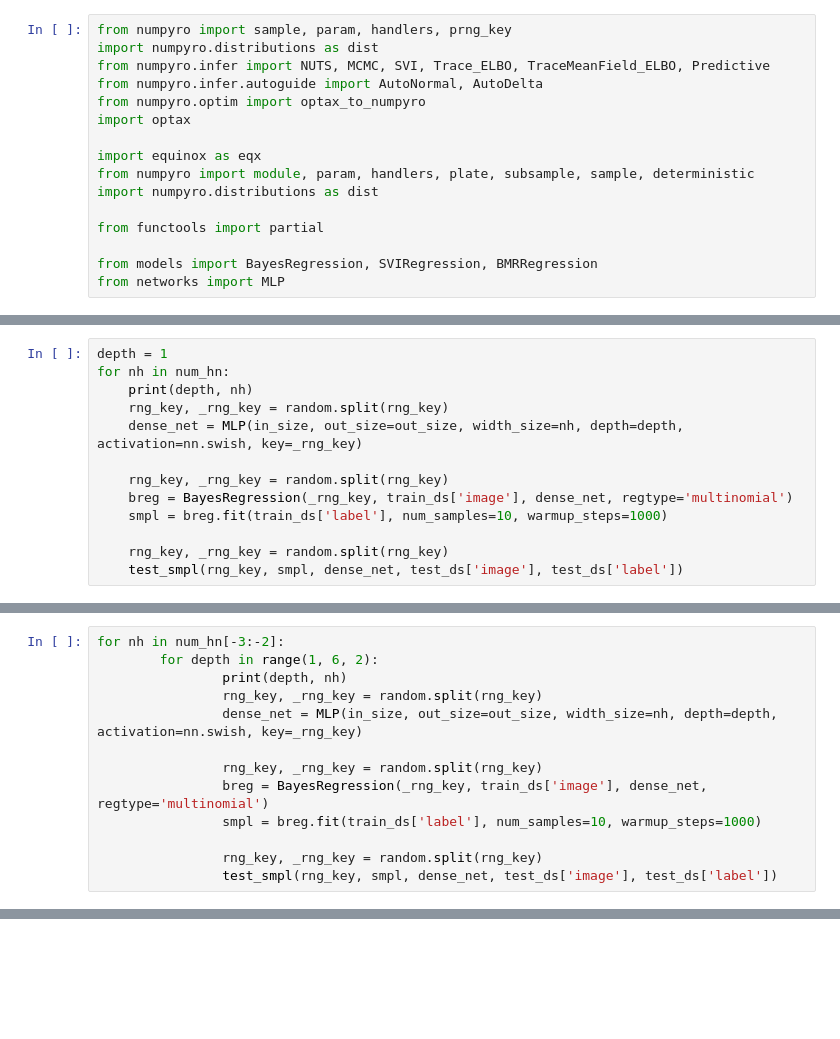
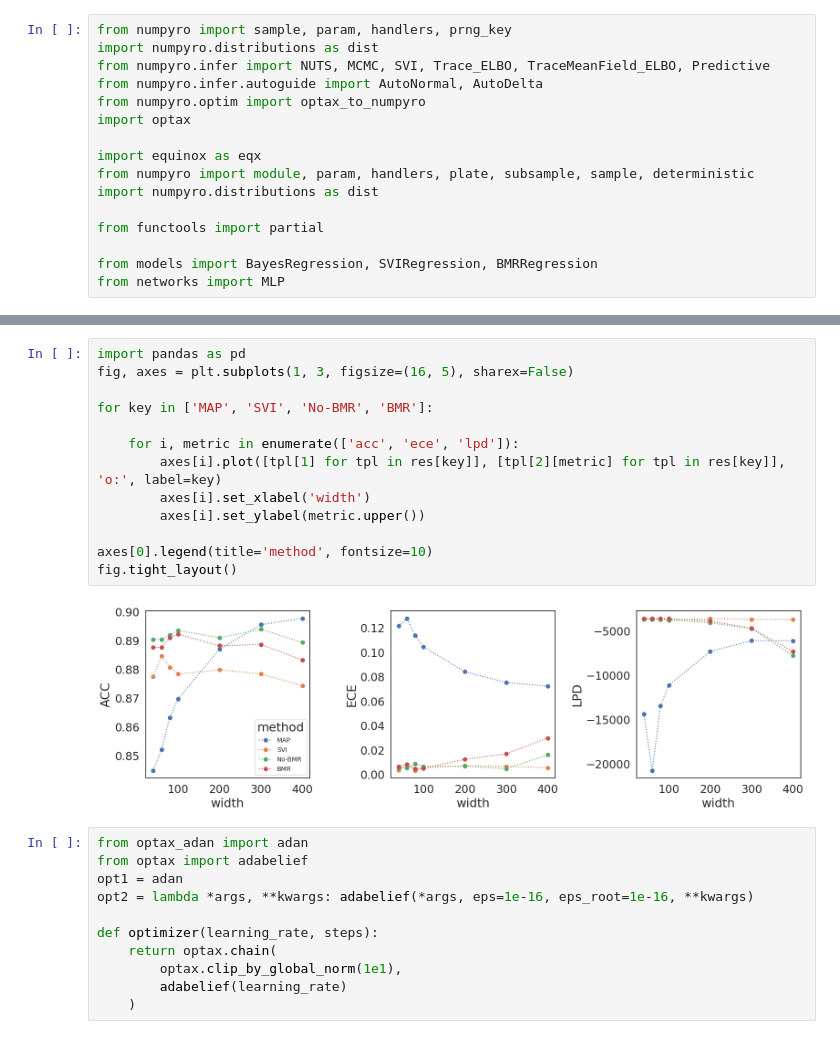
Before and after one commit to dimarkov/numpc, a Jupyter notebook: notebooks/bmr/image_data_comparison.ipynb, the cells around one changed output, grey strips where cells are left out. Cells and saved outputs as stored; diff of their text form; blank space fills up the shorter version.

```diff
--- a/notebooks/bmr/image_data_comparison.ipynb
+++ b/notebooks/bmr/image_data_comparison.ipynb
@@ -207,13 +300,0 @@ for nh in num_hn:
-# %%
-depth = 1
-for nh in num_hn:
-    print(depth, nh)
-    rng_key, _rng_key = random.split(rng_key)
-    dense_net = MLP(in_size, out_size=out_size, width_size=nh, depth=depth, activation=nn.swish, key=_rng_key)
-
-    rng_key, _rng_key = random.split(rng_key)
-    breg = BayesRegression(_rng_key, train_ds['image'], dense_net, regtype='multinomial')
-    smpl = breg.fit(train_ds['label'], num_samples=10, warmup_steps=1000)
-
-    rng_key, _rng_key = random.split(rng_key)
-    test_smpl(rng_key, smpl, dense_net, test_ds['image'], test_ds['label'])
@@ -223,13 +300,0 @@ TypeError: test_smpl() takes 4 positional arguments but 5 were given
-# %%
-for nh in num_hn[-3:-2]:
-        for depth in range(1, 6, 2):
-                print(depth, nh)
-                rng_key, _rng_key = random.split(rng_key)
-                dense_net = MLP(in_size, out_size=out_size, width_size=nh, depth=depth, activation=nn.swish, key=_rng_key)
-
-                rng_key, _rng_key = random.split(rng_key)
-                breg = BayesRegression(_rng_key, train_ds['image'], dense_net, regtype='multinomial')
-                smpl = breg.fit(train_ds['label'], num_samples=10, warmup_steps=1000)
-
-                rng_key, _rng_key = random.split(rng_key)
-                test_smpl(rng_key, smpl, dense_net, test_ds['image'], test_ds['label'])
@@ -242,0 +425,26 @@ for nh in num_hn[-3:-2]:
+# %%
+import pandas as pd
+fig, axes = plt.subplots(1, 3, figsize=(16, 5), sharex=False)
+
+for key in ['MAP', 'SVI', 'No-BMR', 'BMR']:
+
+    for i, metric in enumerate(['acc', 'ece', 'lpd']):
+        axes[i].plot([tpl[1] for tpl in res[key]], [tpl[2][metric] for tpl in res[key]], 'o:', label=key)
+        axes[i].set_xlabel('width')
+        axes[i].set_ylabel(metric.upper())
+
+axes[0].legend(title='method', fontsize=10)
+fig.tight_layout()
+# %% [output]
+[figure, added]
+# %%
+from optax_adan import adan
+from optax import adabelief
+opt1 = adan
+opt2 = lambda *args, **kwargs: adabelief(*args, eps=1e-16, eps_root=1e-16, **kwargs)
+
+def optimizer(learning_rate, steps):
+    return optax.chain(
+        optax.clip_by_global_norm(1e1),
+        adabelief(learning_rate)
+    )
```
Also changed, not shown: parts of 34 cells of this notebook.
